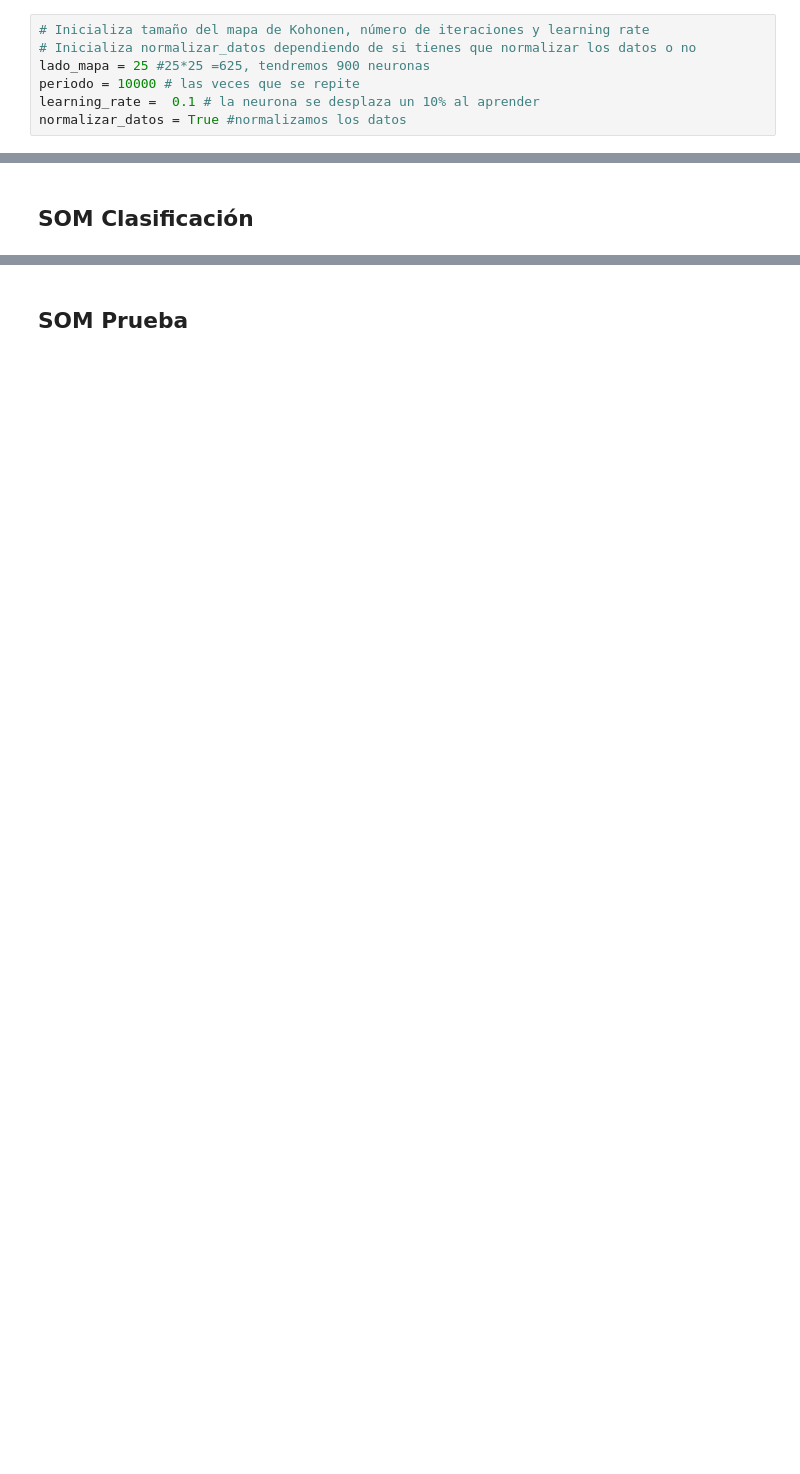
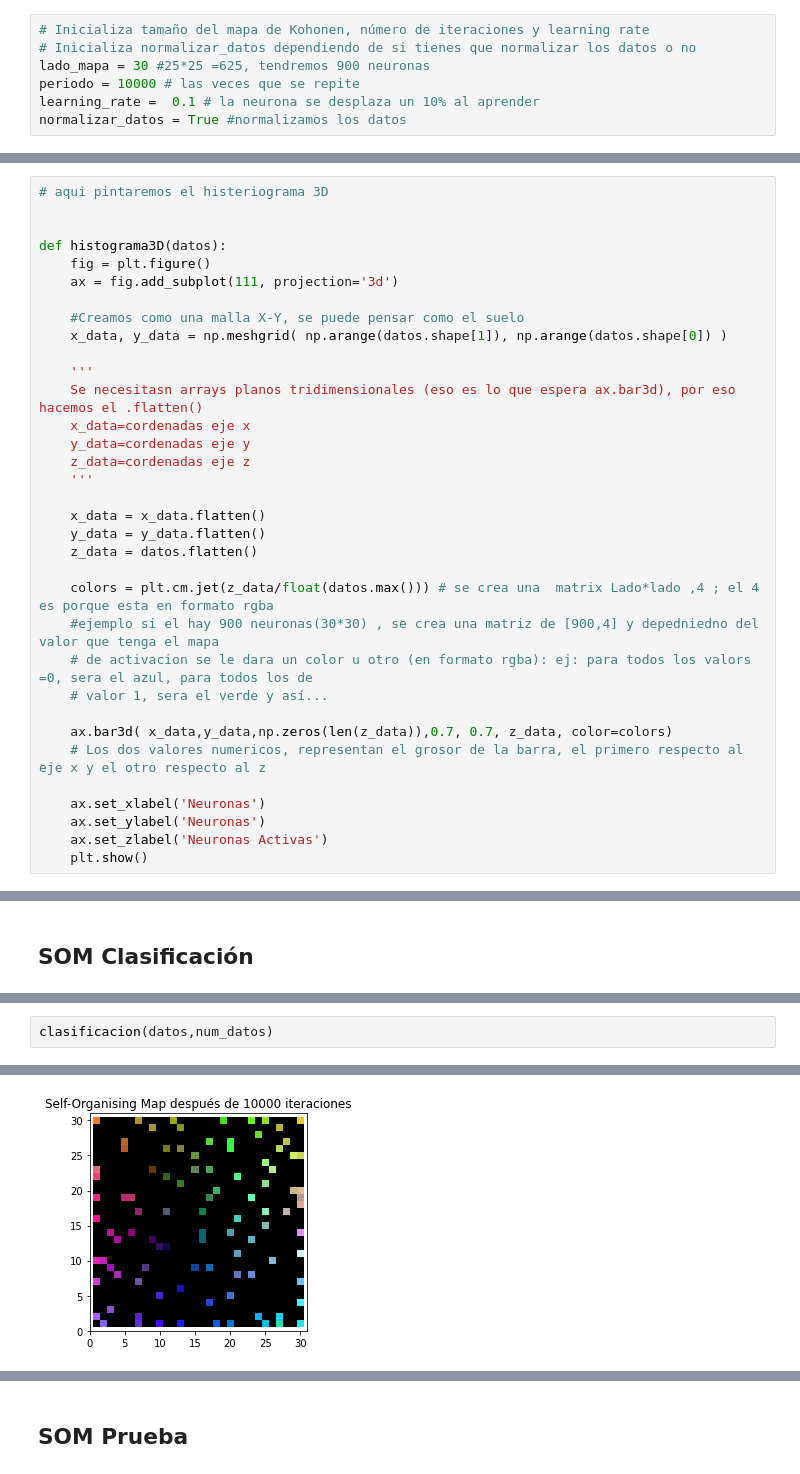
Before and after one commit to marcos261099/Practica1IA2, a Jupyter notebook: p1/L1P1-SOM_colores-resultado.ipynb, the cells around one changed output, grey strips where cells are left out. Cells and saved outputs as stored; diff of their text form; blank space fills up the shorter version.

```diff
--- a/p1/L1P1-SOM_colores-resultado.ipynb
+++ b/p1/L1P1-SOM_colores-resultado.ipynb
@@ -27,7 +28,7 @@ datos=datos.T #hacemos la transpuesta
 # %%
 # Inicializa tamaño del mapa de Kohonen, número de iteraciones y learning rate
 # Inicializa normalizar_datos dependiendo de si tienes que normalizar los datos o no
-lado_mapa = 25 #25*25 =625, tendremos 900 neuronas
+lado_mapa = 30 #25*25 =625, tendremos 900 neuronas
 periodo = 10000 # las veces que se repite
 learning_rate =  0.1 # la neurona se desplaza un 10% al aprender
 normalizar_datos = True #normalizamos los datos
@@ -135,6 +136,40 @@ def pintar_mapa(matriz_valores):
                          facecolor=matriz_valores[x-1,y-1,:],
                          edgecolor='none'))
     plt.show()
+# %%
+# aqui pintaremos el histeriograma 3D
+
+
+def histograma3D(datos):
+    fig = plt.figure()
+    ax = fig.add_subplot(111, projection='3d')
+
+    #Creamos como una malla X-Y, se puede pensar como el suelo
+    x_data, y_data = np.meshgrid( np.arange(datos.shape[1]), np.arange(datos.shape[0]) )
+
+    '''
+    Se necesitasn arrays planos tridimensionales (eso es lo que espera ax.bar3d), por eso hacemos el .flatten()
+    x_data=cordenadas eje x
+    y_data=cordenadas eje y
+    z_data=cordenadas eje z
+    '''
+
+    x_data = x_data.flatten()
+    y_data = y_data.flatten()
+    z_data = datos.flatten()
+
+    colors = plt.cm.jet(z_data/float(datos.max())) # se crea una  matrix Lado*lado ,4 ; el 4 es porque esta en formato rgba
+    #ejemplo si el hay 900 neuronas(30*30) , se crea una matriz de [900,4] y depedniedno del valor que tenga el mapa
+    # de activacion se le dara un color u otro (en formato rgba): ej: para todos los valors =0, sera el azul, para todos los de
+    # valor 1, sera el verde y así...
+
+    ax.bar3d( x_data,y_data,np.zeros(len(z_data)),0.7, 0.7, z_data, color=colors)
+    # Los dos valores numericos, representan el grosor de la barra, el primero respecto al eje x y el otro respecto al z
+
+    ax.set_xlabel('Neuronas')
+    ax.set_ylabel('Neuronas')
+    ax.set_zlabel('Neuronas Activas')
+    plt.show()
 # %% [markdown]
 ## SOM Entrenamiento
 # %%
@@ -256,0 +269,3 @@ Mapa de Activación:
+# %%
+clasificacion(datos,num_datos)
+# %% [output]
@@ -256,0 +277 @@ Mapa de Activación:
+[figure, added]
```
Also changed, not shown: parts of 6 cells of this notebook.
